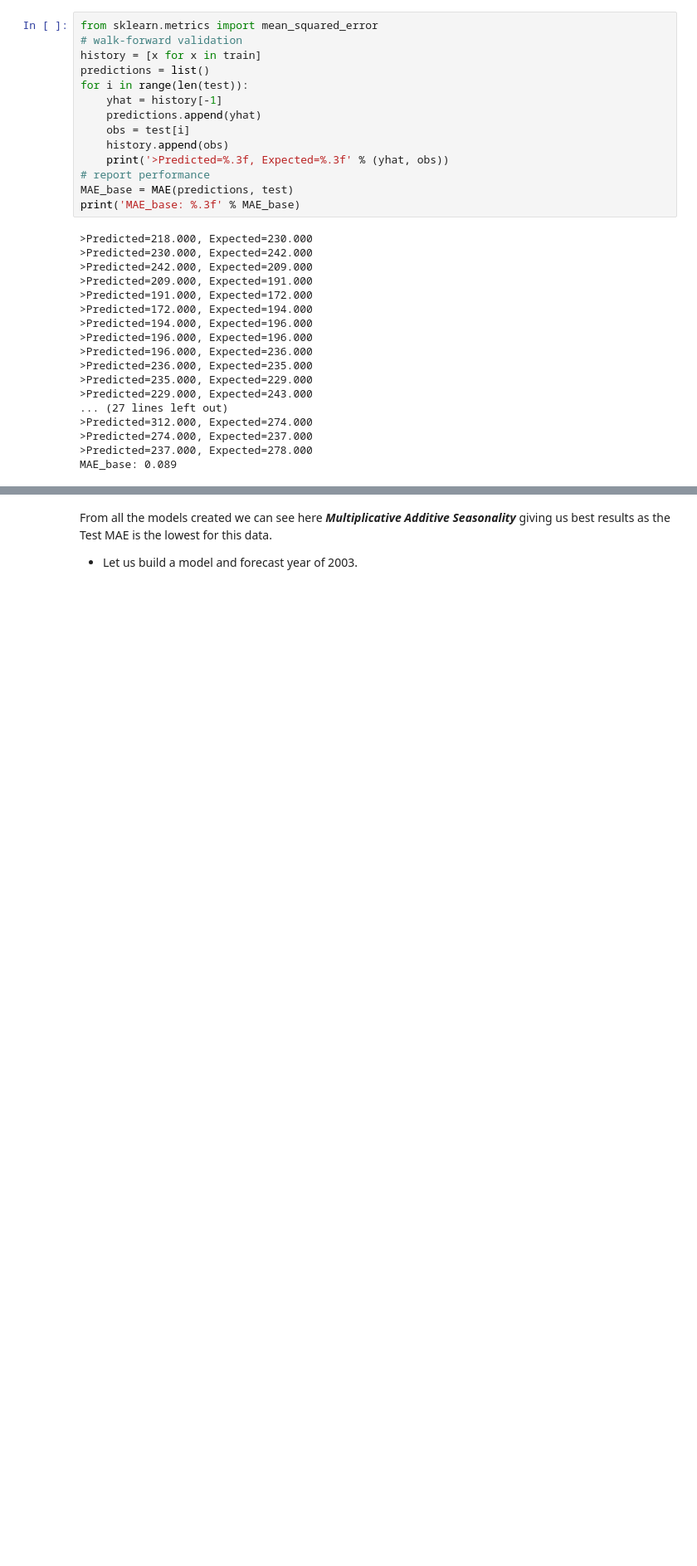
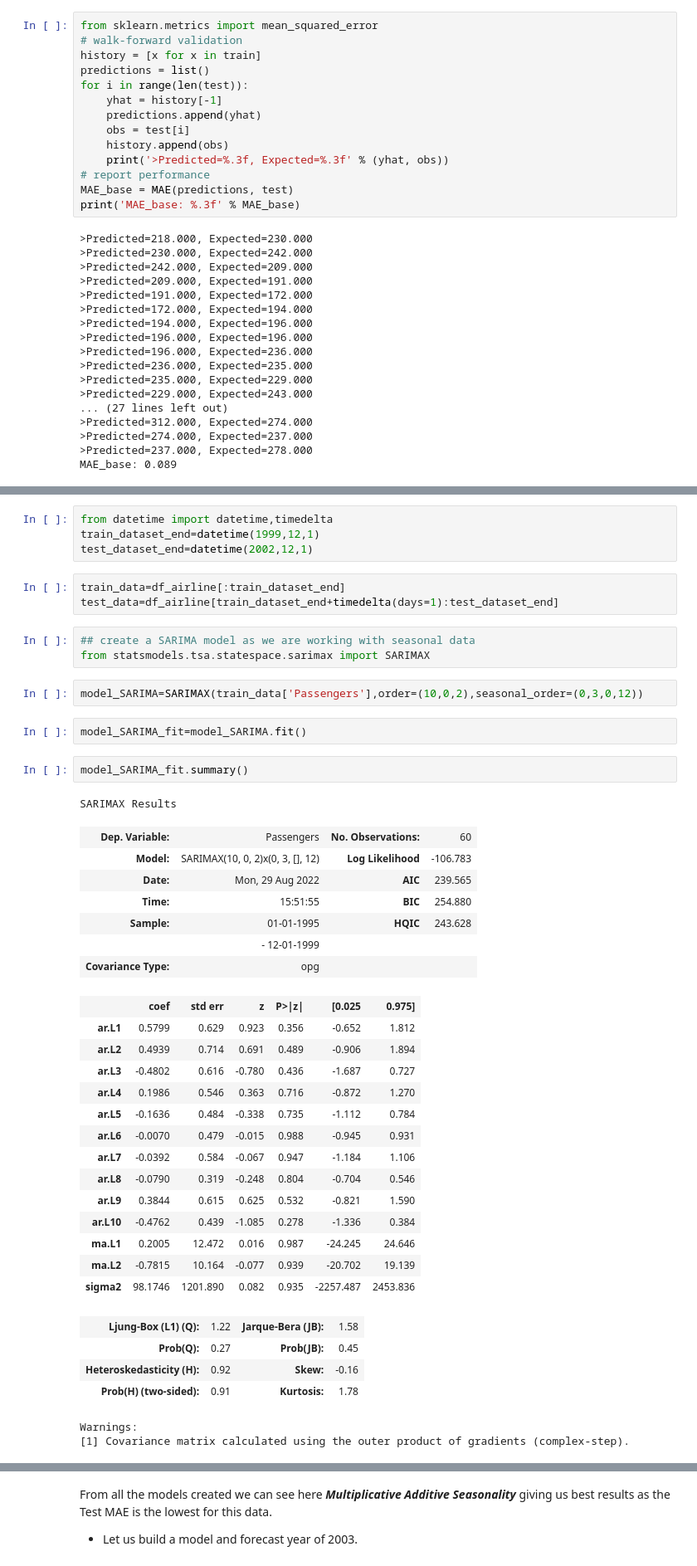
Before and after one commit to manasik29/Assignment_Forecasting_Airline_Passengers_Seats, a Jupyter notebook: Forecasting_Airlines_Passenger_Data.ipynb, the cells around one changed output, grey strips where cells are left out. Shown: that part at 83% size. Cells and saved outputs as stored; diff of their text form; blank space fills up the shorter version.

```diff
--- a/Forecasting_Airlines_Passenger_Data.ipynb
+++ b/Forecasting_Airlines_Passenger_Data.ipynb
@@ -685,0 +637,45 @@ table_mae.sort_values(['MAE_Values'])
+# %%
+from datetime import datetime,timedelta
+train_dataset_end=datetime(1999,12,1)
+test_dataset_end=datetime(2002,12,1)
+# %%
+train_data=df_airline[:train_dataset_end]
+test_data=df_airline[train_dataset_end+timedelta(days=1):test_dataset_end]
+# %%
+## create a SARIMA model as we are working with seasonal data
+from statsmodels.tsa.statespace.sarimax import SARIMAX
+# %%
+model_SARIMA=SARIMAX(train_data['Passengers'],order=(10,0,2),seasonal_order=(0,3,0,12))
+# %%
+model_SARIMA_fit=model_SARIMA.fit()
+# %%
+model_SARIMA_fit.summary()
+# %% [output]
+SARIMAX Results
+| Dep. Variable: | Passengers | No. Observations: | 60 |
+| Model: | SARIMAX(10, 0, 2)x(0, 3, [], 12) | Log Likelihood | -106.783 |
+| Date: | Mon, 29 Aug 2022 | AIC | 239.565 |
+| Time: | 15:51:55 | BIC | 254.880 |
+| Sample: | 01-01-1995 | HQIC | 243.628 |
+|  | - 12-01-1999 |  |  |
+| Covariance Type: | opg |  |  |
+|  | coef | std err | z | P>|z| | [0.025 | 0.975] |
+| ar.L1 | 0.5799 | 0.629 | 0.923 | 0.356 | -0.652 | 1.812 |
+| ar.L2 | 0.4939 | 0.714 | 0.691 | 0.489 | -0.906 | 1.894 |
+| ar.L3 | -0.4802 | 0.616 | -0.780 | 0.436 | -1.687 | 0.727 |
+| ar.L4 | 0.1986 | 0.546 | 0.363 | 0.716 | -0.872 | 1.270 |
+| ar.L5 | -0.1636 | 0.484 | -0.338 | 0.735 | -1.112 | 0.784 |
+| ar.L6 | -0.0070 | 0.479 | -0.015 | 0.988 | -0.945 | 0.931 |
+| ar.L7 | -0.0392 | 0.584 | -0.067 | 0.947 | -1.184 | 1.106 |
+| ar.L8 | -0.0790 | 0.319 | -0.248 | 0.804 | -0.704 | 0.546 |
+| ar.L9 | 0.3844 | 0.615 | 0.625 | 0.532 | -0.821 | 1.590 |
+| ar.L10 | -0.4762 | 0.439 | -1.085 | 0.278 | -1.336 | 0.384 |
+| ma.L1 | 0.2005 | 12.472 | 0.016 | 0.987 | -24.245 | 24.646 |
+| ma.L2 | -0.7815 | 10.164 | -0.077 | 0.939 | -20.702 | 19.139 |
+| sigma2 | 98.1746 | 1201.890 | 0.082 | 0.935 | -2257.487 | 2453.836 |
+| Ljung-Box (L1) (Q): | 1.22 | Jarque-Bera (JB): | 1.58 |
+| Prob(Q): | 0.27 | Prob(JB): | 0.45 |
+| Heteroskedasticity (H): | 0.92 | Skew: | -0.16 |
+| Prob(H) (two-sided): | 0.91 | Kurtosis: | 1.78 |
+Warnings:
+[1] Covariance matrix calculated using the outer product of gradients (complex-step).
```
Also changed, not shown: parts of 36 cells of this notebook.
